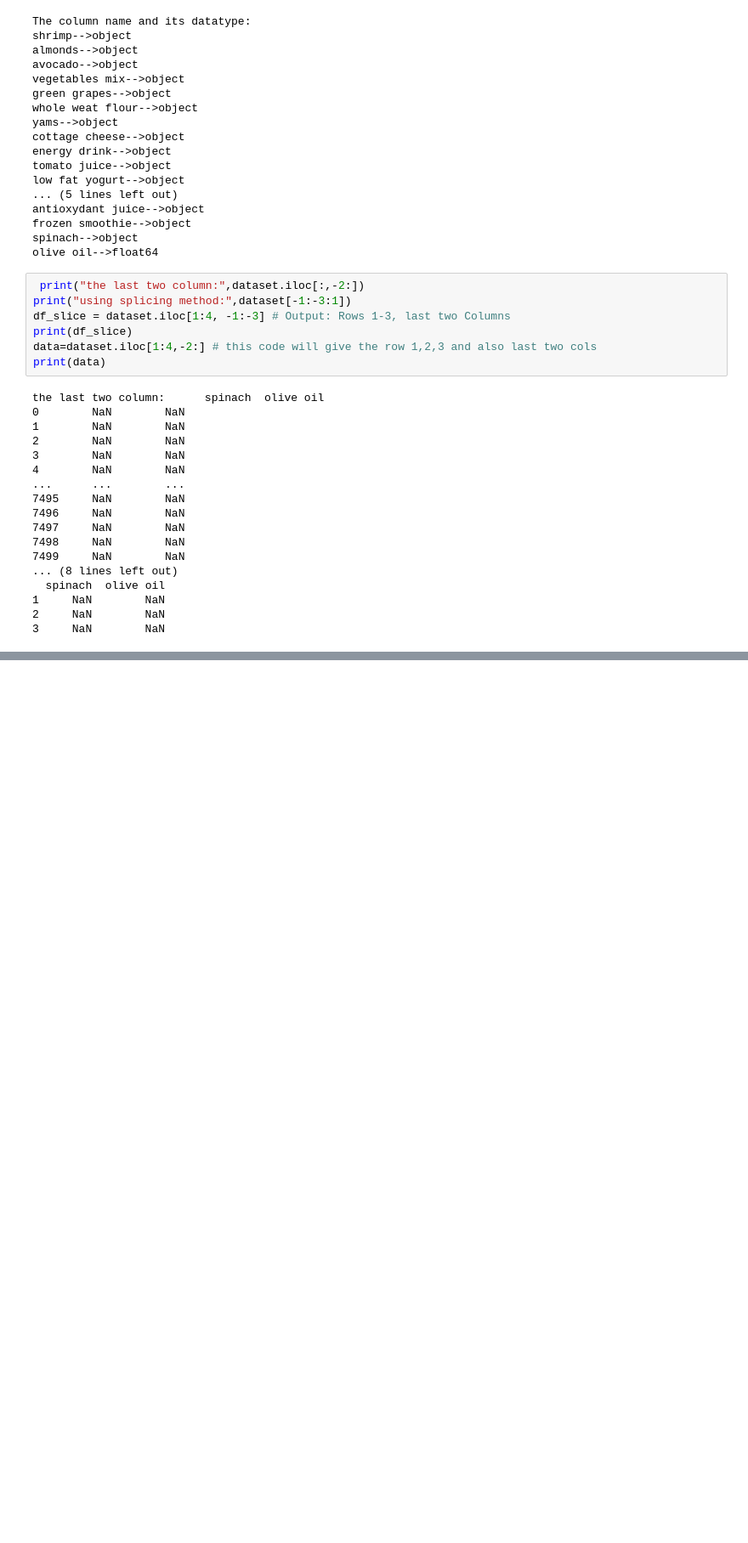
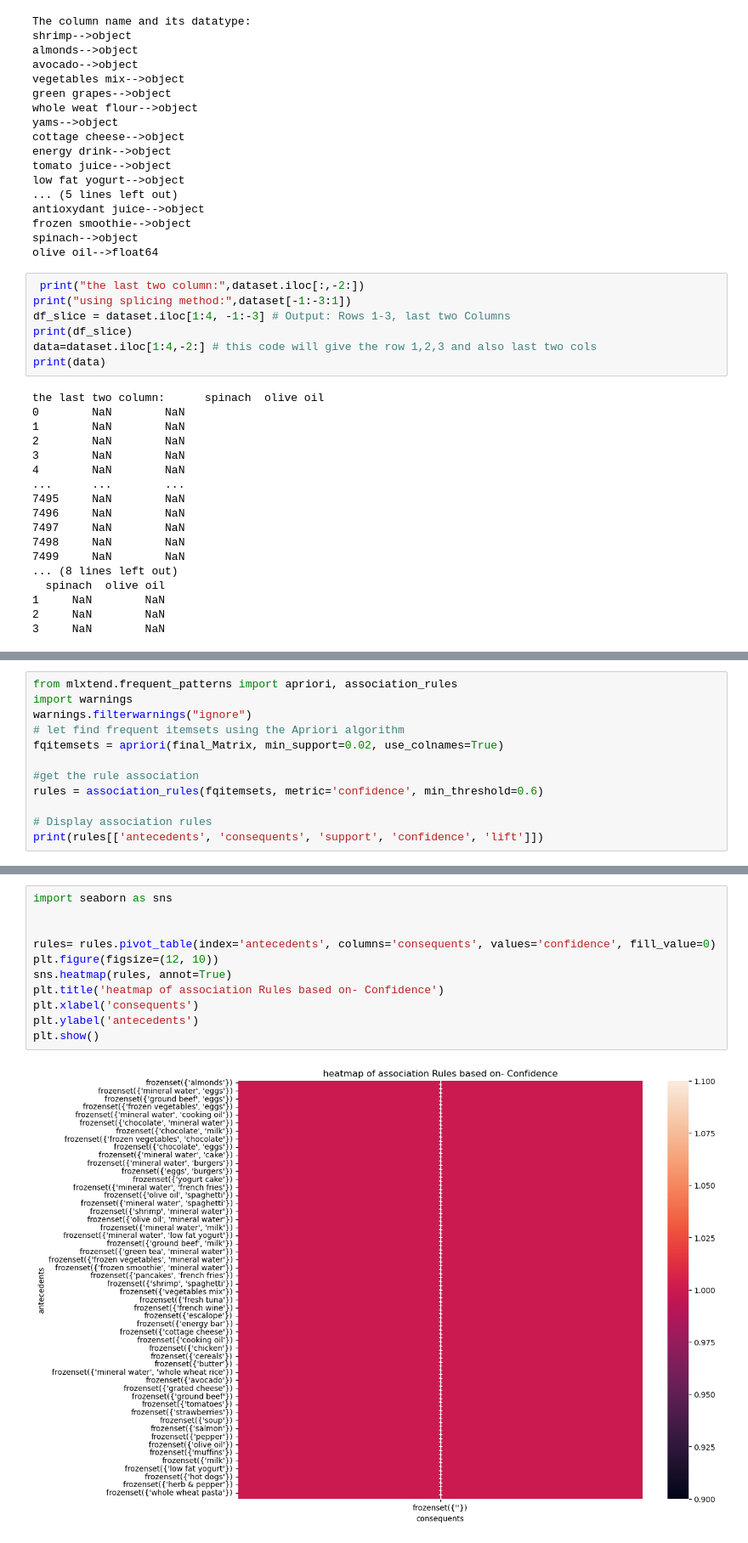
Before and after one commit to srinijalanda93/Machine-learning, a Jupyter notebook: 2448526_lab3.ipynb, the cells around one changed output, grey strips where cells are left out. Shown at 85% size. Drawn from its saved outputs; the diff is of its cells as text; blank space fills up the shorter version.

```diff
--- a/2448526_lab3.ipynb
+++ b/2448526_lab3.ipynb
@@ -89,0 +235,12 @@ dataset.sample(6)
+# %%
+from mlxtend.frequent_patterns import apriori, association_rules
+import warnings
+warnings.filterwarnings("ignore")
+# let find frequent itemsets using the Apriori algorithm
+fqitemsets = apriori(final_Matrix, min_support=0.02, use_colnames=True)
+
+#get the rule association
+rules = association_rules(fqitemsets, metric='confidence', min_threshold=0.6)
+
+# Display association rules
+print(rules[['antecedents', 'consequents', 'support', 'confidence', 'lift']])
@@ -89,0 +293,13 @@ dataset.sample(6)
+# %%
+import seaborn as sns
+
+
+rules= rules.pivot_table(index='antecedents', columns='consequents', values='confidence', fill_value=0)
+plt.figure(figsize=(12, 10))
+sns.heatmap(rules, annot=True)
+plt.title('heatmap of association Rules based on- Confidence')
+plt.xlabel('consequents')
+plt.ylabel('antecedents')
+plt.show()
+# %% [output]
+[figure, added]
```
Also changed, not shown: parts of 13 cells of this notebook.
